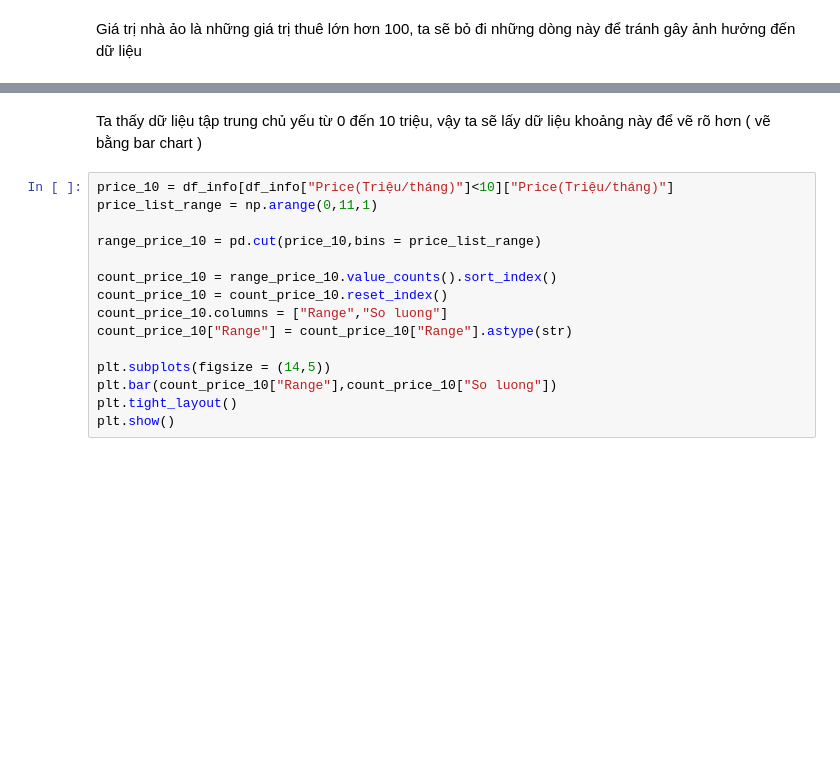
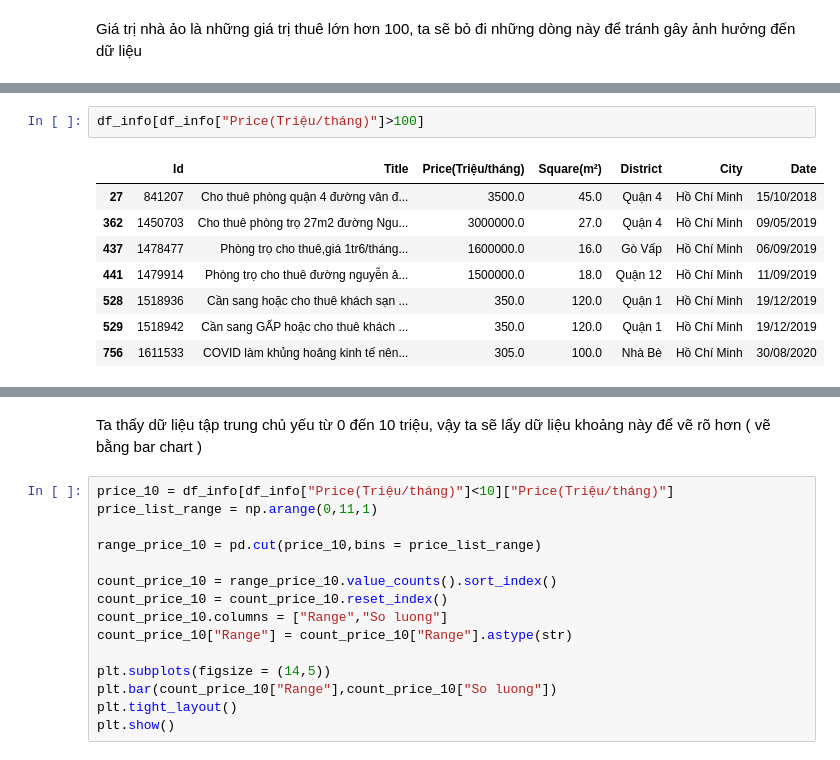
Before and after one commit to flyboy13/NM-KHDL, a Jupyter notebook: project_code/phantich.ipynb, the cells around one changed output, grey strips where cells are left out. Cells and saved outputs as stored; diff of their text form; blank space fills up the shorter version.

```diff
--- a/project_code/phantich.ipynb
+++ b/project_code/phantich.ipynb
@@ -109,0 +136,11 @@ Giá trị nhà ảo là những giá trị thuê lớn hơn 100, ta sẽ bỏ
+# %%
+df_info[df_info["Price(Triệu/tháng)"]>100]
+# %% [output]
+|  | Id | Title | Price(Triệu/tháng) | Square(m²) | District | City | Date |
+| 27 | 841207 | Cho thuê phòng quận 4 đường vân đ... | 3500.0 | 45.0 | Quận 4 | Hồ Chí Minh | 15/10/2018 |
+| 362 | 1450703 | Cho thuê phòng trọ 27m2 đường Ngu... | 3000000.0 | 27.0 | Quận 4 | Hồ Chí Minh | 09/05/2019 |
+| 437 | 1478477 | Phòng trọ cho thuê,giá 1tr6/tháng... | 1600000.0 | 16.0 | Gò Vấp | Hồ Chí Minh | 06/09/2019 |
+| 441 | 1479914 | Phòng trọ cho thuê đường nguyễn ả... | 1500000.0 | 18.0 | Quận 12 | Hồ Chí Minh | 11/09/2019 |
+| 528 | 1518936 | Cần sang hoặc cho thuê khách sạn ... | 350.0 | 120.0 | Quận 1 | Hồ Chí Minh | 19/12/2019 |
+| 529 | 1518942 | Cần sang GẤP hoặc cho thuê khách ... | 350.0 | 120.0 | Quận 1 | Hồ Chí Minh | 19/12/2019 |
+| 756 | 1611533 | COVID làm khủng hoảng kinh tế nên... | 305.0 | 100.0 | Nhà Bè | Hồ Chí Minh | 30/08/2020 |
```
Also changed, not shown: parts of 14 cells of this notebook, 14 other files.
